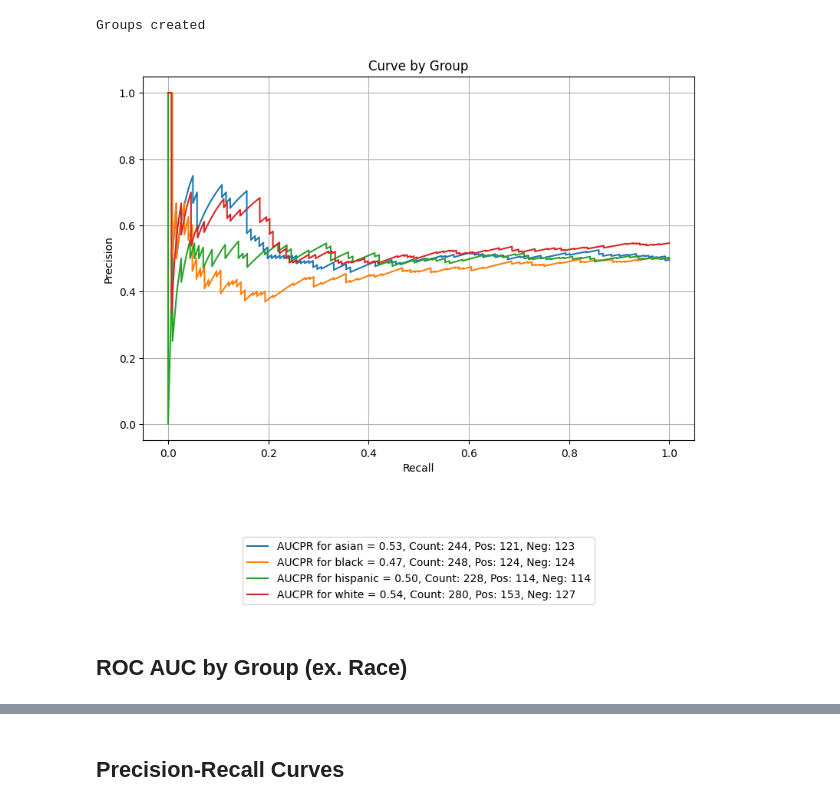
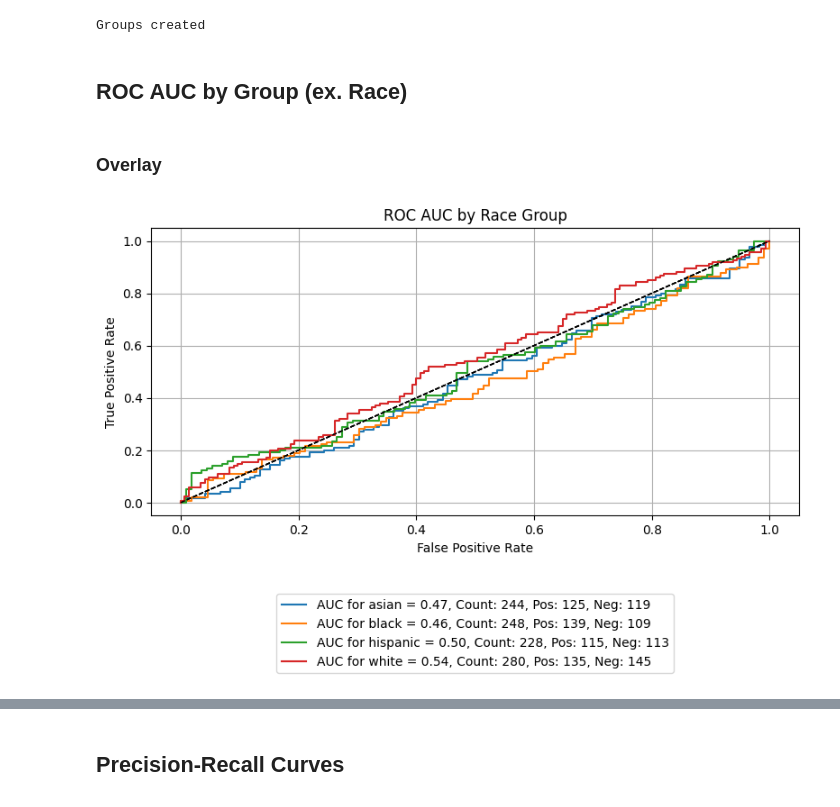
Before and after one commit to uclamii/equiboots, a Jupyter notebook: notebooks/equi_boots_plots.ipynb, the cells around one changed output, grey strips where cells are left out. Drawn from its saved outputs; the diff is of its cells as text; code cells hidden in the pictures.

```diff
--- a/notebooks/equi_boots_plots.ipynb
+++ b/notebooks/equi_boots_plots.ipynb
@@ -49,26 +49,5 @@ eq.grouper(groupings_vars=["race", "sex"])
 sliced_data = eq.slicer("race")
 # %% [output]
 Groups created
-# %%
-eqb.eq_plot_group_curves(
-    sliced_data,
-    curve_type="pr",
-    save_path=None,
-    filename="group_curve",
-    title="Curve by Group",
-    figsize=(8, 8),
-    # dpi=100,
-    # group="black",
-    decimal_places=2,
-    # subplots=True,
-    # n_cols=2,
-    # n_rows=None,
-    color_by_group=True,
-    curve_kwgs=None,
-    line_kwgs=None,
-    n_bins=10,
-)
-# %% [output]
-[figure, removed]
 # %% [markdown]
 ## ROC AUC by Group (ex. Race)
@@ -92,0 +54,11 @@ eqb.eq_plot_group_curves(
+# %% [markdown]
+### Overlay
+# %%
+eqb.eq_plot_group_curves(
+    sliced_data,
+    curve_type="roc",
+    title="ROC AUC by Race Group",
+    n_bins=10,
+)
+# %% [output]
+[figure, added]
```
Also changed, not shown: parts of 36 cells of this notebook, 1 other file.
